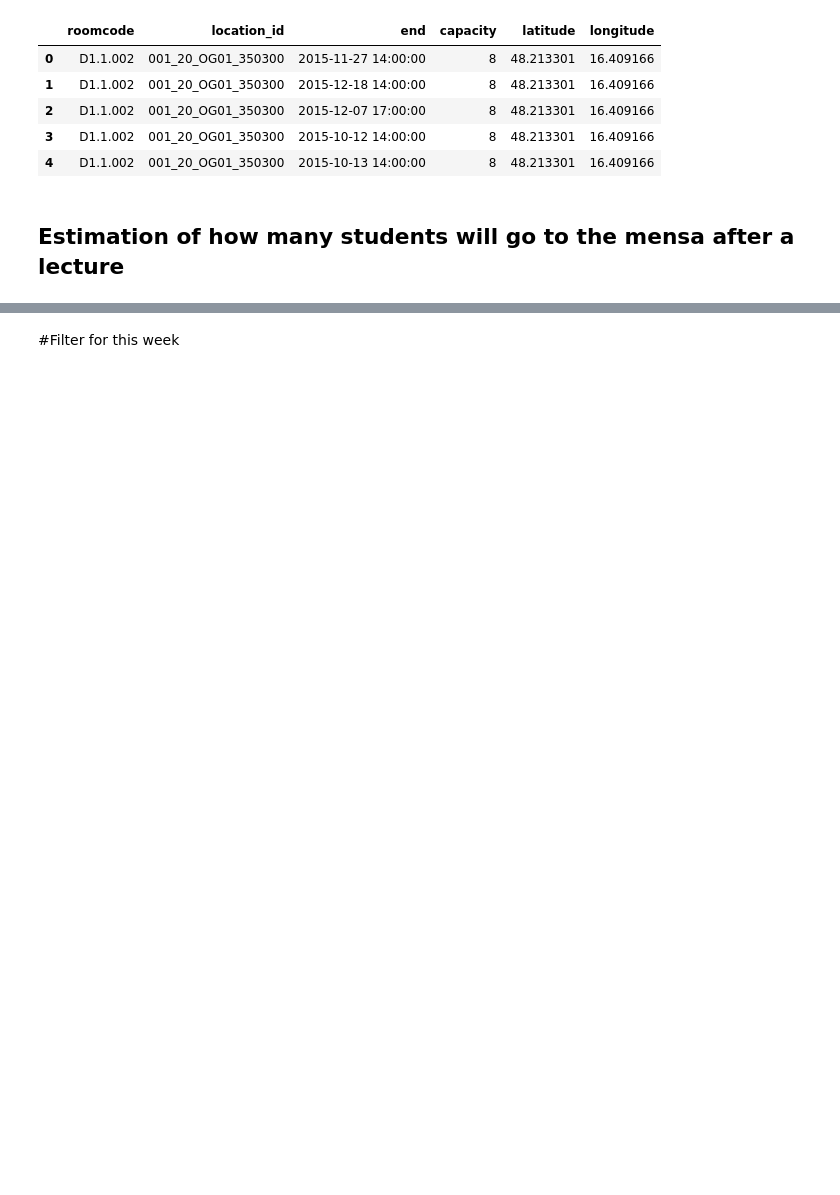
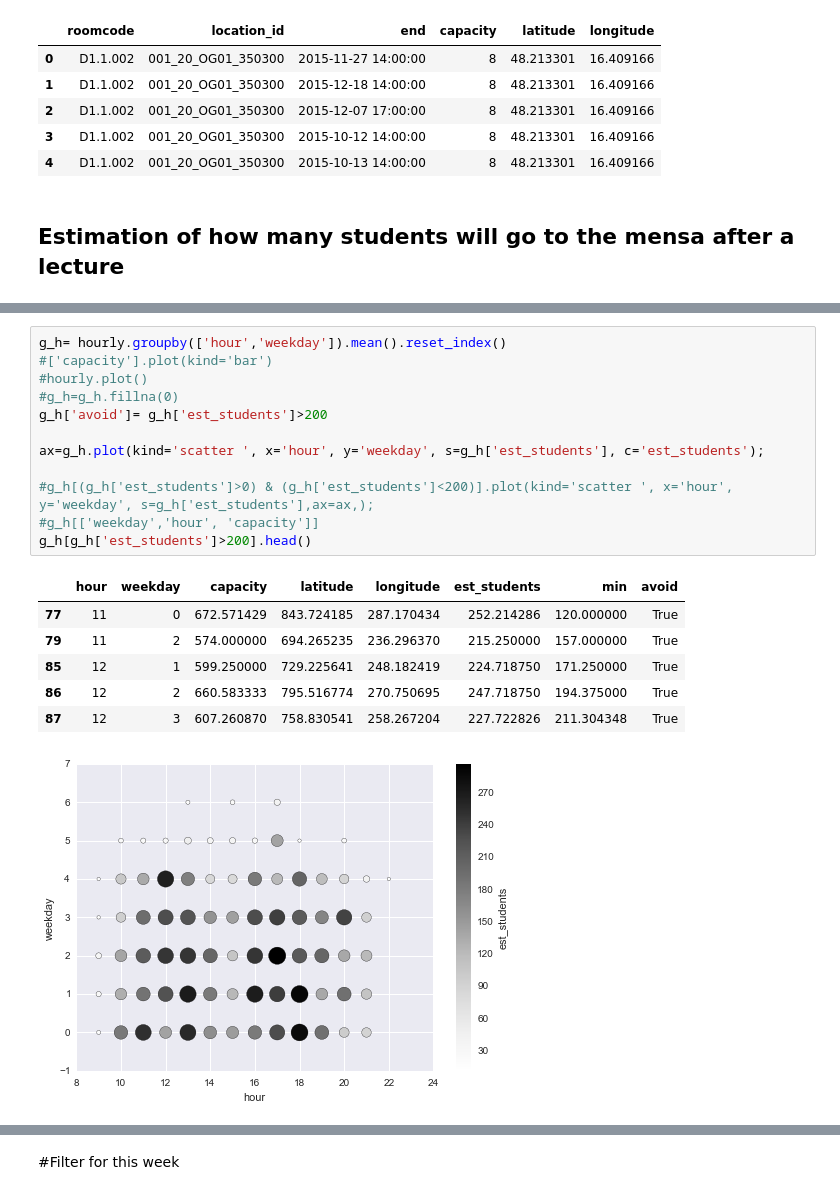
Before and after one commit to ODInfoBiz/notebooks, a Jupyter notebook: wu_mensa_peak_times.ipynb, the cells around one changed output, grey strips where cells are left out. Saved outputs shown, nothing was run; the diff lists cells and outputs as text; blank space fills up the shorter version.

```diff
--- a/wu_mensa_peak_times.ipynb
+++ b/wu_mensa_peak_times.ipynb
@@ -106,0 +166,20 @@ NameError: name 'data' is not defined
+# %%
+g_h= hourly.groupby(['hour','weekday']).mean().reset_index()
+#['capacity'].plot(kind='bar')
+#hourly.plot()
+#g_h=g_h.fillna(0)
+g_h['avoid']= g_h['est_students']>200
+
+ax=g_h.plot(kind='scatter ', x='hour', y='weekday', s=g_h['est_students'], c='est_students');
+
+#g_h[(g_h['est_students']>0) & (g_h['est_students']<200)].plot(kind='scatter ', x='hour', y='weekday', s=g_h['est_students'],ax=ax,);
+#g_h[['weekday','hour', 'capacity']]
+g_h[g_h['est_students']>200].head()
+# %% [output]
+|  | hour | weekday | capacity | latitude | longitude | est_students | min | avoid |
+| 77 | 11 | 0 | 672.571429 | 843.724185 | 287.170434 | 252.214286 | 120.000000 | True |
+| 79 | 11 | 2 | 574.000000 | 694.265235 | 236.296370 | 215.250000 | 157.000000 | True |
+| 85 | 12 | 1 | 599.250000 | 729.225641 | 248.182419 | 224.718750 | 171.250000 | True |
+| 86 | 12 | 2 | 660.583333 | 795.516774 | 270.750695 | 247.718750 | 194.375000 | True |
+| 87 | 12 | 3 | 607.260870 | 758.830541 | 258.267204 | 227.722826 | 211.304348 | True |
+[figure, added]
```
Also changed, not shown: parts of 18 cells of this notebook.
